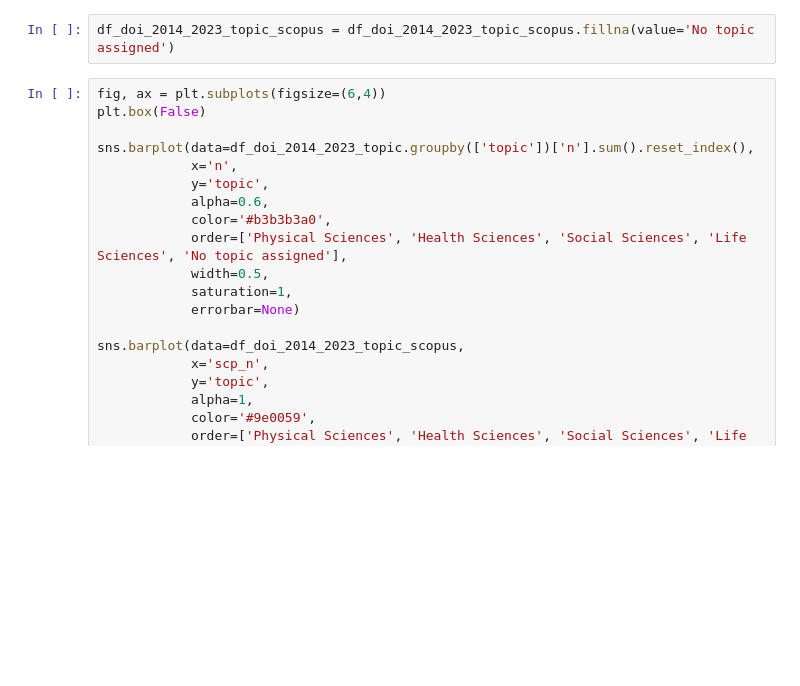
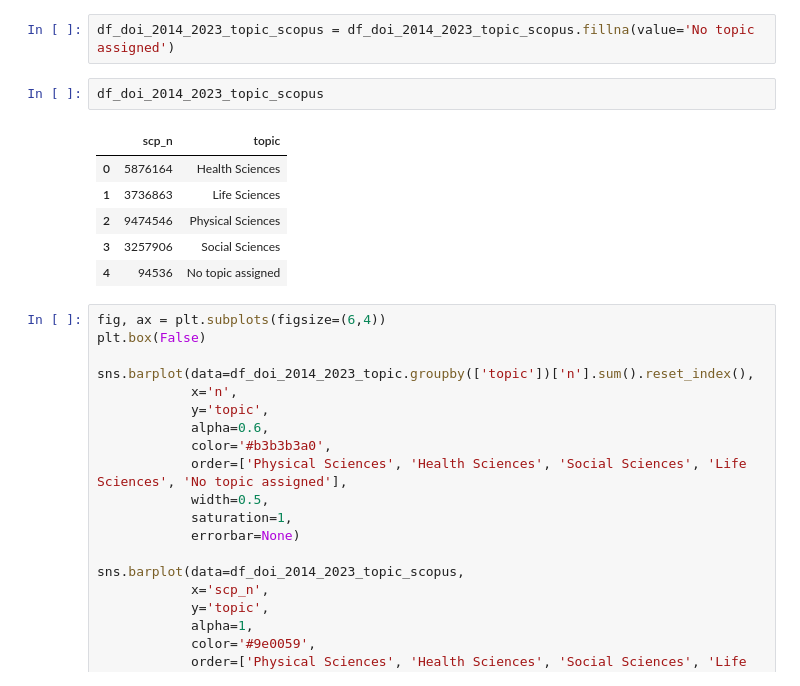
Before and after one commit to naustica/openalex_doctypes, a Jupyter notebook: classifier/review_classifier-OPENBIB.ipynb, the cells around one changed output. Cells and saved outputs as stored; diff of their text form; blank space fills up the shorter version.

```diff
--- a/classifier/review_classifier-OPENBIB.ipynb
+++ b/classifier/review_classifier-OPENBIB.ipynb
@@ -167,6 +204,15 @@ df_doi_2014_2023_topic_scopus = pd.read_sql(f"""
                                              con=engine)
 # %%
 df_doi_2014_2023_topic_scopus = df_doi_2014_2023_topic_scopus.fillna(value='No topic assigned')
+# %%
+df_doi_2014_2023_topic_scopus
+# %% [output]
+|  | scp_n | topic |
+| 0 | 5876164 | Health Sciences |
+| 1 | 3736863 | Life Sciences |
+| 2 | 9474546 | Physical Sciences |
+| 3 | 3257906 | Social Sciences |
+| 4 | 94536 | No topic assigned |
 # %%
 fig, ax = plt.subplots(figsize=(6,4))
 plt.box(False)
```
Also changed, not shown: parts of 13 cells of this notebook.
